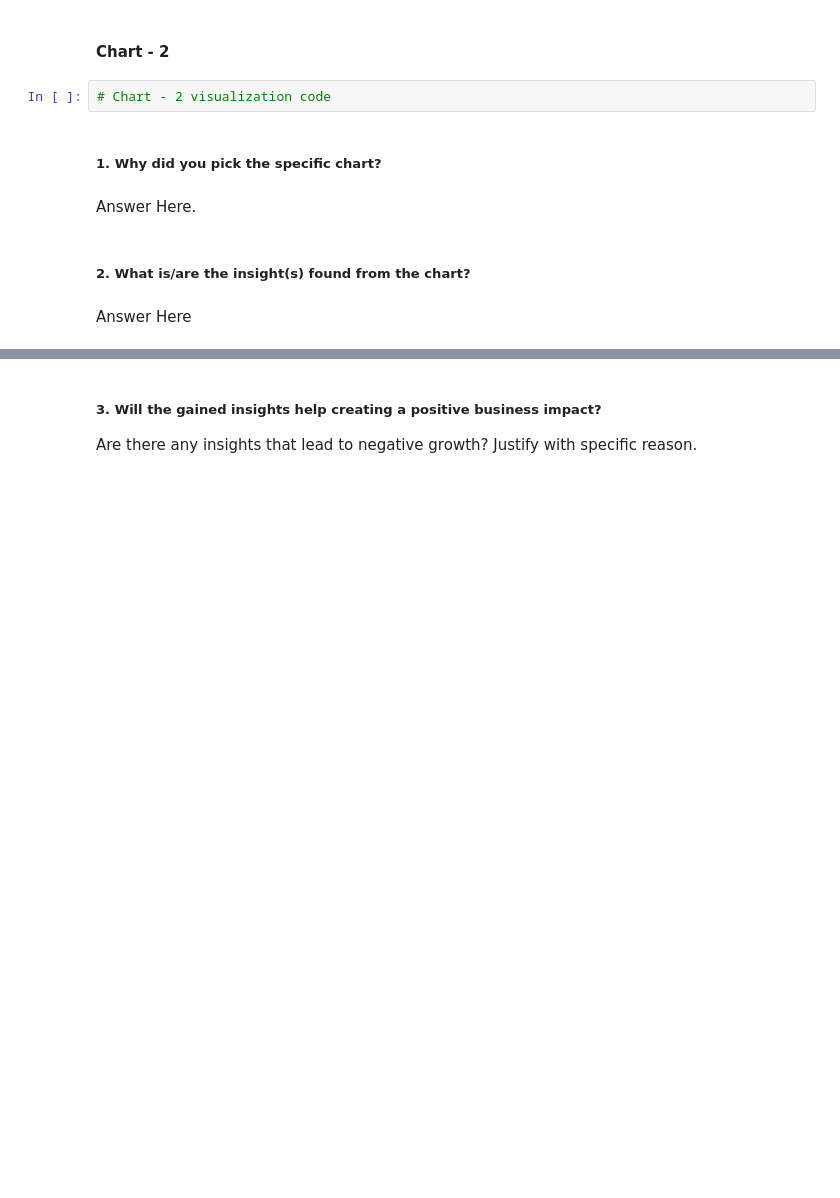
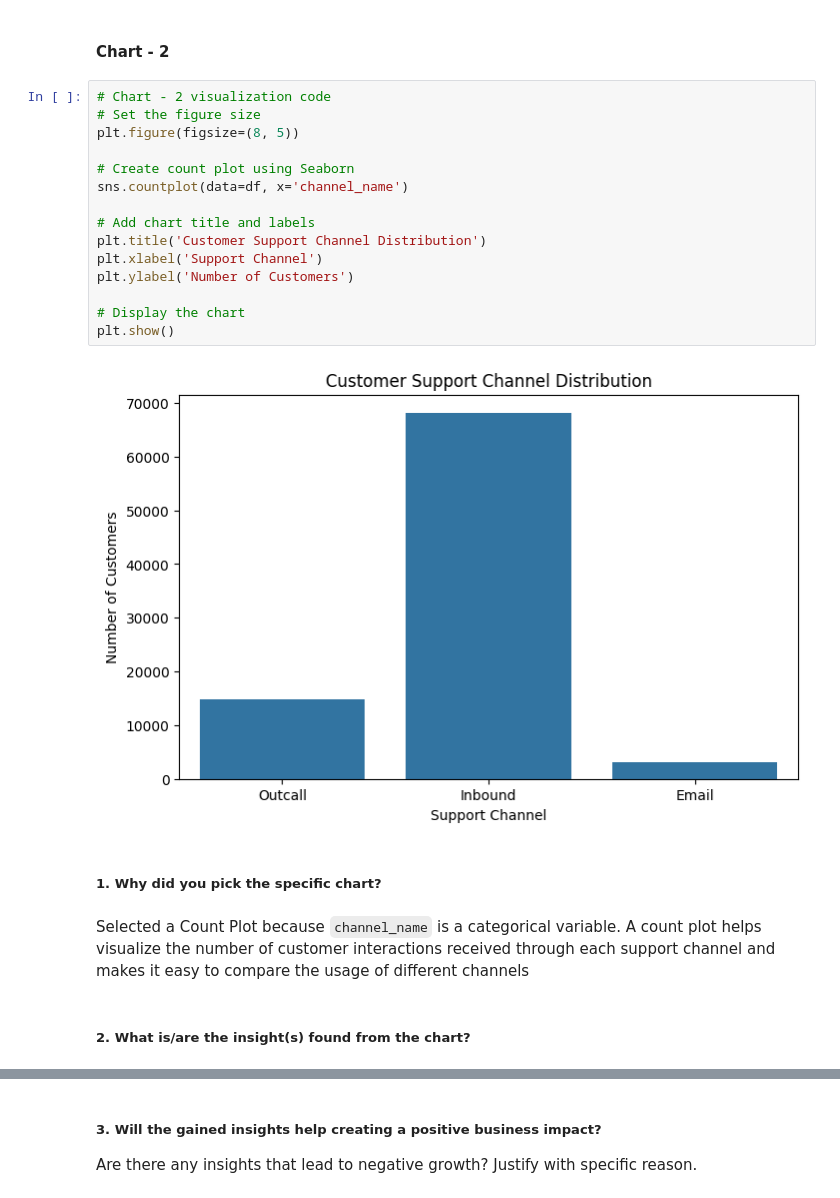
Before and after one commit to Shuvam-2000/Classification-Flipkart-Customer-Service-Satisfaction, a Jupyter notebook: Classification_Flipkart_Customer_Service_Satisfaction.ipynb, the cells around one changed output, grey strips where cells are left out. Cells and saved outputs as stored; diff of their text form; blank space fills up the shorter version.

```diff
--- a/Classification_Flipkart_Customer_Service_Satisfaction.ipynb
+++ b/Classification_Flipkart_Customer_Service_Satisfaction.ipynb
@@ -634,12 +1347,25 @@ Answer Here
 # %% [markdown]
 #### Chart - 2
-# %%
-# Chart - 2 visualization code
+# %%
+# Chart - 2 visualization code
+# Set the figure size
+plt.figure(figsize=(8, 5))
+
+# Create count plot using Seaborn
+sns.countplot(data=df, x='channel_name')
+
+# Add chart title and labels
+plt.title('Customer Support Channel Distribution')
+plt.xlabel('Support Channel')
+plt.ylabel('Number of Customers')
+
+# Display the chart
+plt.show()
+# %% [output]
+[figure, added]
 # %% [markdown]
 ##### 1. Why did you pick the specific chart?
-# %% [markdown]
-Answer Here.
+# %% [markdown]
+Selected a Count Plot because `channel_name` is a categorical variable. A count plot helps visualize the number of customer interactions received through each support channel and makes it easy to compare the usage of different channels
 # %% [markdown]
 ##### 2. What is/are the insight(s) found from the chart?
-# %% [markdown]
-Answer Here
```
Also changed, not shown: parts of 164 cells of this notebook.
